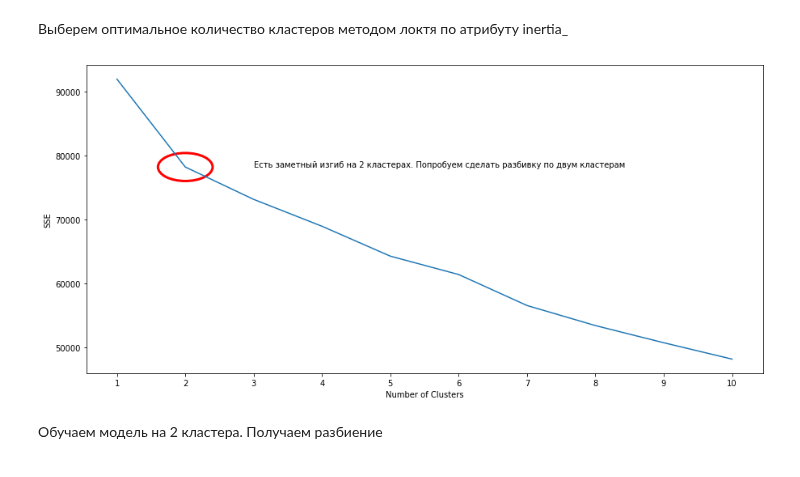
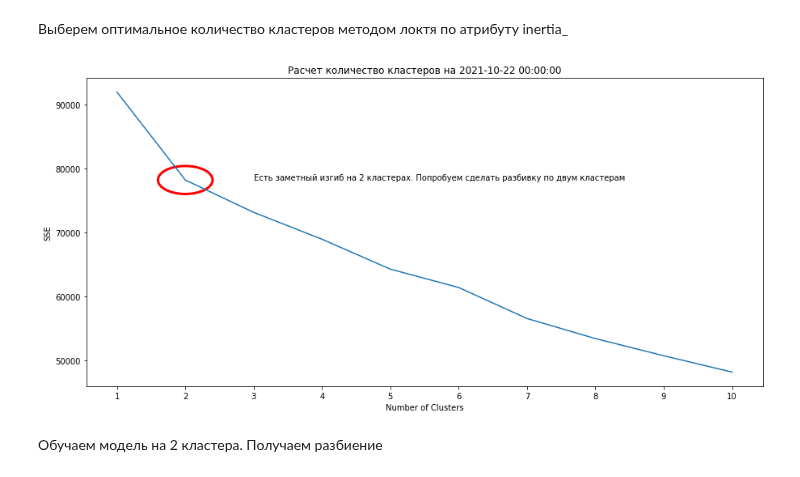
Before and after one commit to buxkirill/reboot_DA, a Jupyter notebook: final_project/final_project.ipynb, the cells around one changed output. Cells and saved outputs as stored; diff of their text form; code cells hidden in the pictures.

```diff
--- a/final_project/final_project.ipynb
+++ b/final_project/final_project.ipynb
@@ -219,7 +217,9 @@ BINARY_COLS = ['IS_COLLATERAL', 'IS_EXTERNAL', 'IS_QUALIFIED_INVESTORS', 'EVENIN
 
 DATE_COLS = ['MATDATE', 'ISSUEDATE', 'COUPONDATE', 'ISSUEDATE.1', 'STARTDATEMOEX', 'OFFERDATE']
 
-COLS_CONVERT_TO_FLOAT = ['FACEVALUE', 'COUPONPERCENT', 'COUPONVALUE', 'PRICE', 'PRICE_RUB', 'RTL1', 'RTH1', 'RTL2', 'RTH2', 'RTL3', 'RTH3', 'DISCOUNT1', 'DISCOUNT2', 'DISCOUNT3', 'DISCOUNTL0', 'DISCOUNTH0']
+COLS_CONVERT_TO_FLOAT = ['FACEVALUE', 'COUPONPERCENT', 'COUPONVALUE', 'PRICE', 'PRICE_RUB', 'RTL1',
+                         'RTH1', 'RTL2', 'RTH2', 'RTL3', 'RTH3', 'DISCOUNT1', 'DISCOUNT2', 'DISCOUNT3',
+                         'DISCOUNTL0', 'DISCOUNTH0']
 # %%
 # изменяем формат временных колонок
 for col in DATE_COLS:
@@ -302,32 +301,32 @@ scaled_features = scaler.fit_transform(clustering_df)
 # %%
 sse = []
 kmeans_kwargs = {"init": "random",
                 "n_init": 10,
                 "max_iter": 300,
                 "random_state": 999}
 for k in range(1, 11):
     kmeans = KMeans(n_clusters=k, **kmeans_kwargs)
     kmeans.fit(scaled_features)
     sse.append(kmeans.inertia_)
 
 fig, ax = plt.subplots(figsize=(15,7))
 ellipse = Ellipse((2, sse[1]),
                   height=(max(sse) - min(sse)) / len(sse),
                   width=0.8,
                   edgecolor='r',
                   fill=False,
                   linewidth=3)
 
 ax.text(x=3, y=sse[1], s='Есть заметный изгиб на 2 кластерах. Попробуем сделать разбивку по двум кластерам')
 ax.plot(range(1, 11), sse)
 ax.add_patch(ellipse)
 ax.set_xticks(range(1, 11))
 ax.set_xlabel("Number of Clusters")
 ax.set_ylabel("SSE")
-
+ax.set_title(f'Расчет количество кластеров на {DATASET_DATE}')
 plt.show()
 # %% [output]
-[figure, old version]
+[figure, new version]
 # %% [markdown]
 Обучаем модель на 2 кластера. Получаем разбиение
 # %%
```
Also changed, not shown: parts of 12 cells of this notebook.
